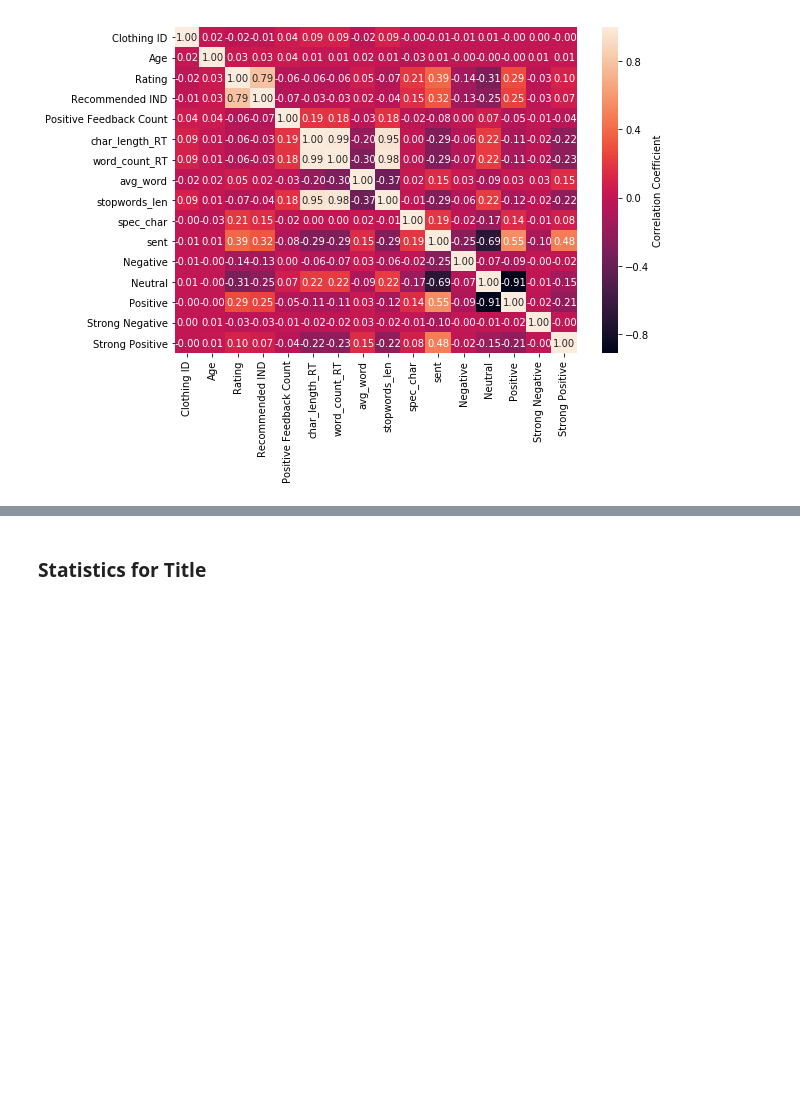
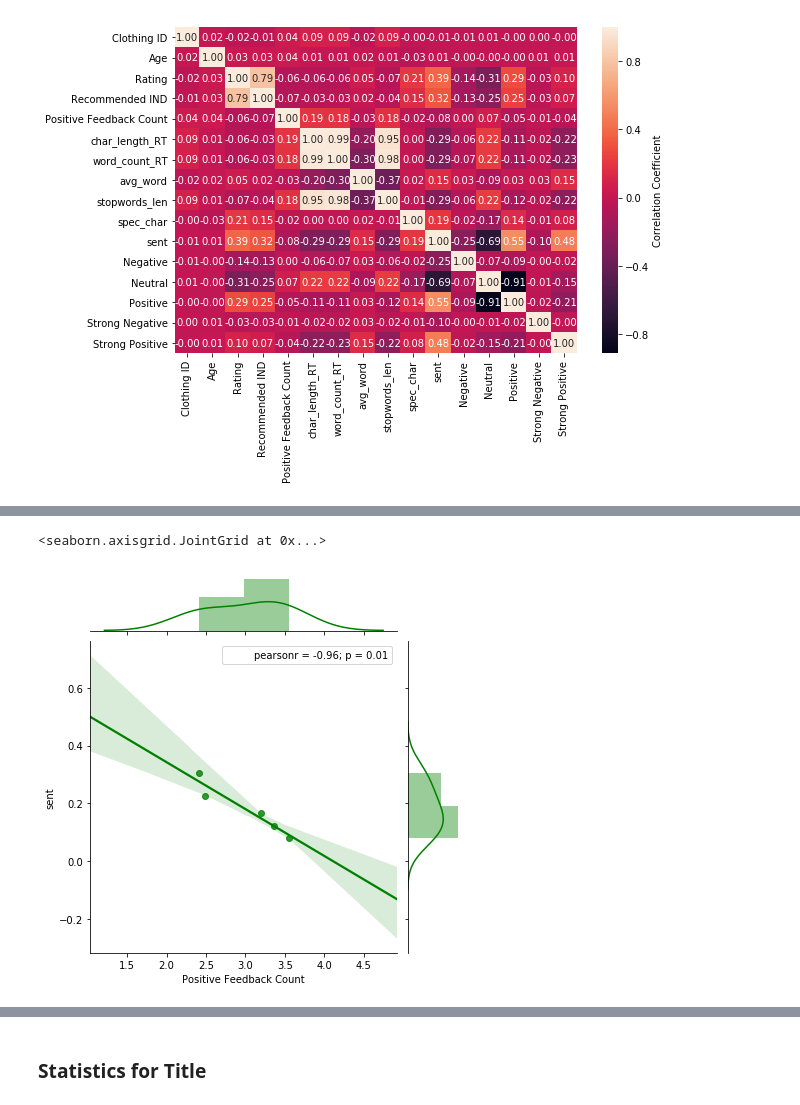
Before and after one commit to LisaB83/Analysis-on-e-commerce-reviews, a Jupyter notebook: Capstone_Project_Statistics.ipynb, the cells around one changed output, grey strips where cells are left out. Drawn from its saved outputs; the diff is of its cells as text; code cells hidden in the pictures; blank space fills up the shorter version.

```diff
--- a/Capstone_Project_Statistics.ipynb
+++ b/Capstone_Project_Statistics.ipynb
@@ -139,0 +159,5 @@ plt.show()
+# %%
+sns.jointplot(x="Positive Feedback Count", y="sent", data= rating, kind="reg", color="g")
+# %% [output]
+<seaborn.axisgrid.JointGrid at 0x...>
+[figure, added]
```
Also changed, not shown: parts of 5 cells of this notebook.
